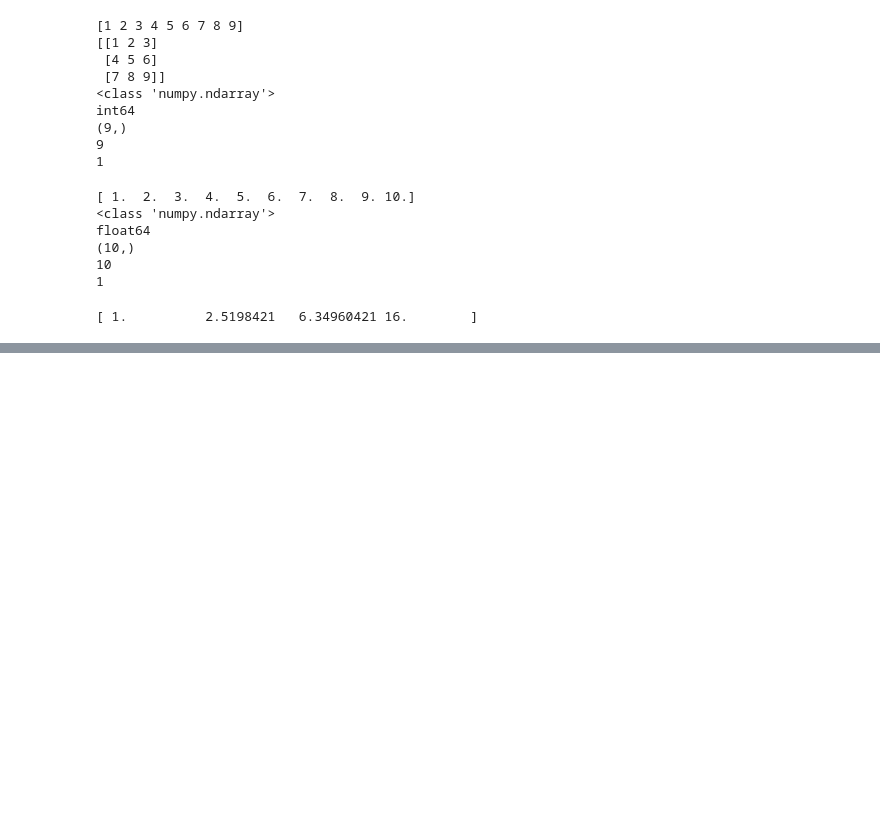
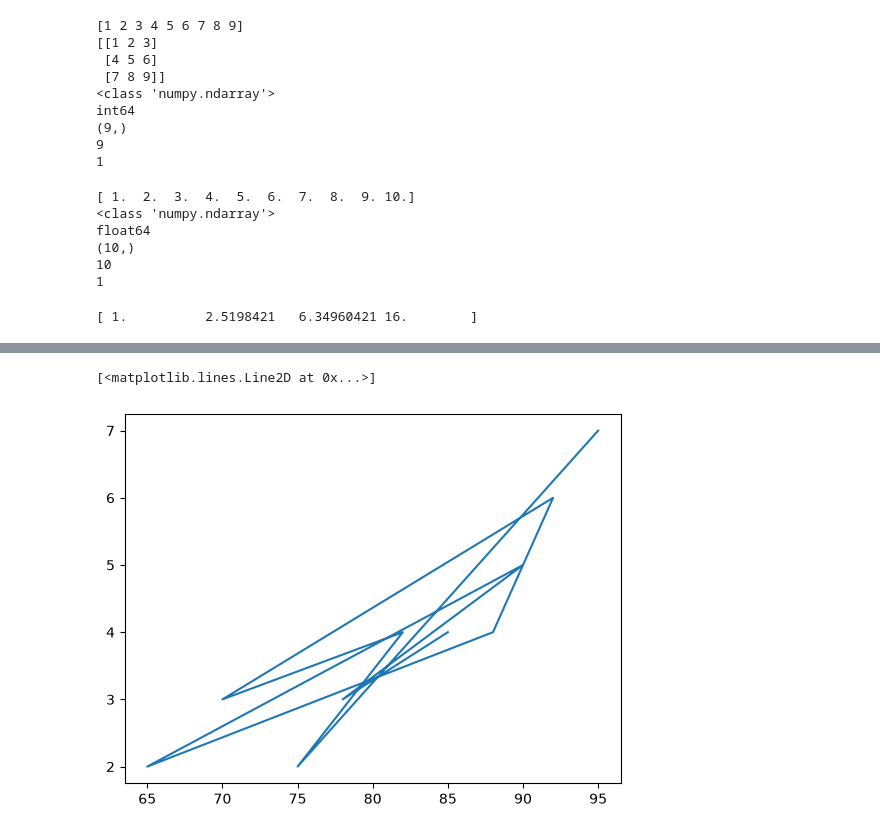
Before and after one commit to OmarFaruk097/python-for-AI-ML, a Jupyter notebook: python-basics.ipynb, the cells around one changed output, grey strips where cells are left out. Drawn from its saved outputs; the diff is of its cells as text; code cells hidden in the pictures; blank space fills up the shorter version.

```diff
--- a/python-basics.ipynb
+++ b/python-basics.ipynb
@@ -699,0 +991,6 @@ print(arr)
+# %%
+import pandas as pd
+
+df = pd.read_csv('students.csv')
+
+print(df)
@@ -699,0 +1009,5 @@ print(arr)
+# %%
+plt.plot(df['Marks'], df['Study_Hours'])
+# %% [output]
+[<matplotlib.lines.Line2D at 0x...>]
+[figure, added]
```
Also changed, not shown: parts of 52 cells of this notebook, 2 other files.
